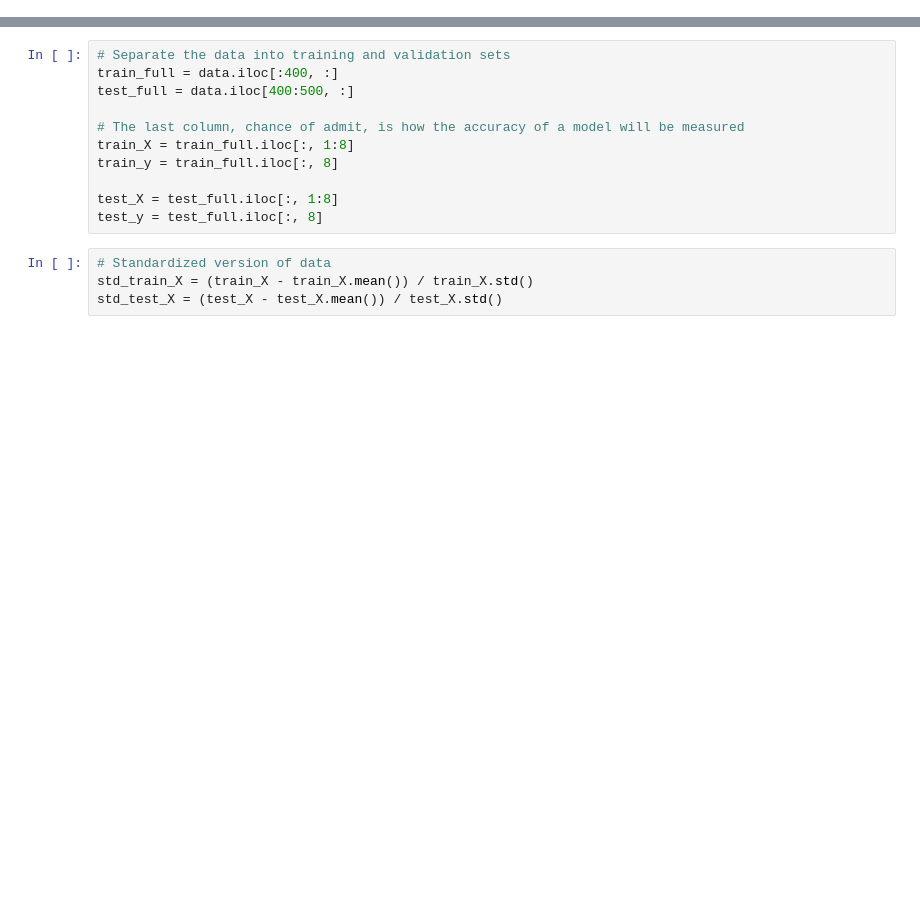
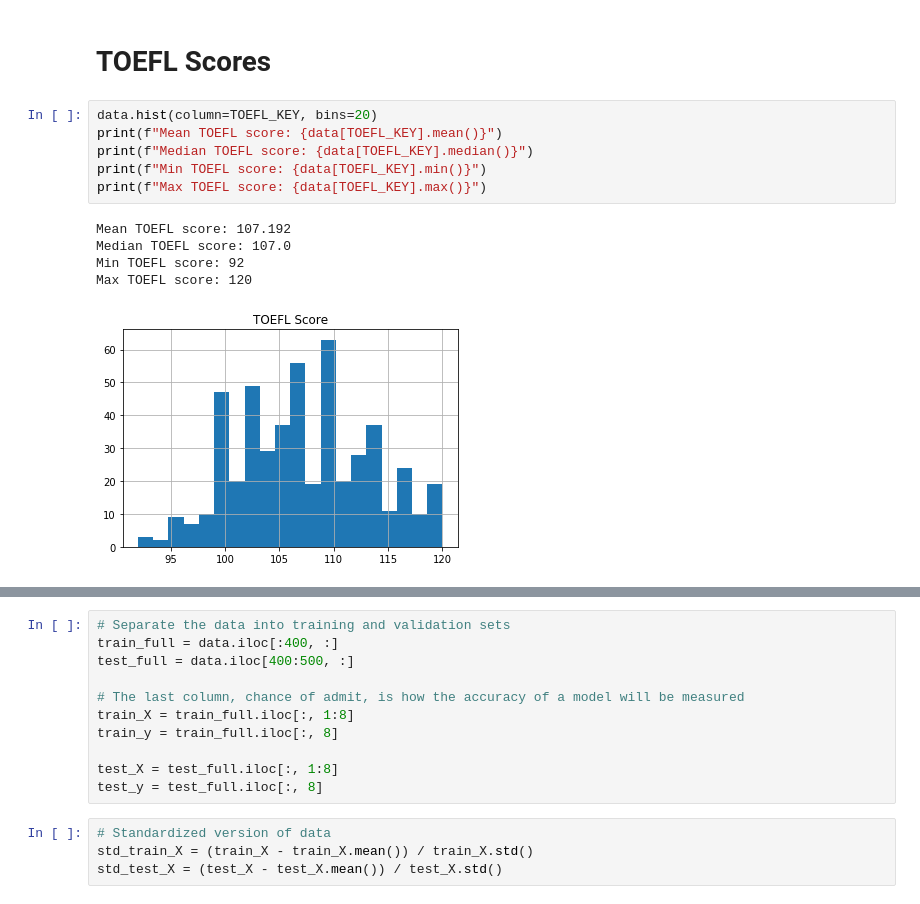
Before and after one commit to and-le/acharya-ga, a Jupyter notebook: code/graduate_admission.ipynb, the cells around one changed output, grey strips where cells are left out. Cells and saved outputs as stored; diff of their text form; blank space fills up the shorter version.

```diff
--- a/code/graduate_admission.ipynb
+++ b/code/graduate_admission.ipynb
@@ -32,0 +61,14 @@ Serial No. will not be used as a feature.
+# %% [markdown]
+# TOEFL Scores
+# %%
+data.hist(column=TOEFL_KEY, bins=20)
+print(f"Mean TOEFL score: {data[TOEFL_KEY].mean()}")
+print(f"Median TOEFL score: {data[TOEFL_KEY].median()}")
+print(f"Min TOEFL score: {data[TOEFL_KEY].min()}")
+print(f"Max TOEFL score: {data[TOEFL_KEY].max()}")
+# %% [output]
+Mean TOEFL score: 107.192
+Median TOEFL score: 107.0
+Min TOEFL score: 92
+Max TOEFL score: 120
+[figure, added]
```
Also changed, not shown: parts of 30 cells of this notebook.
